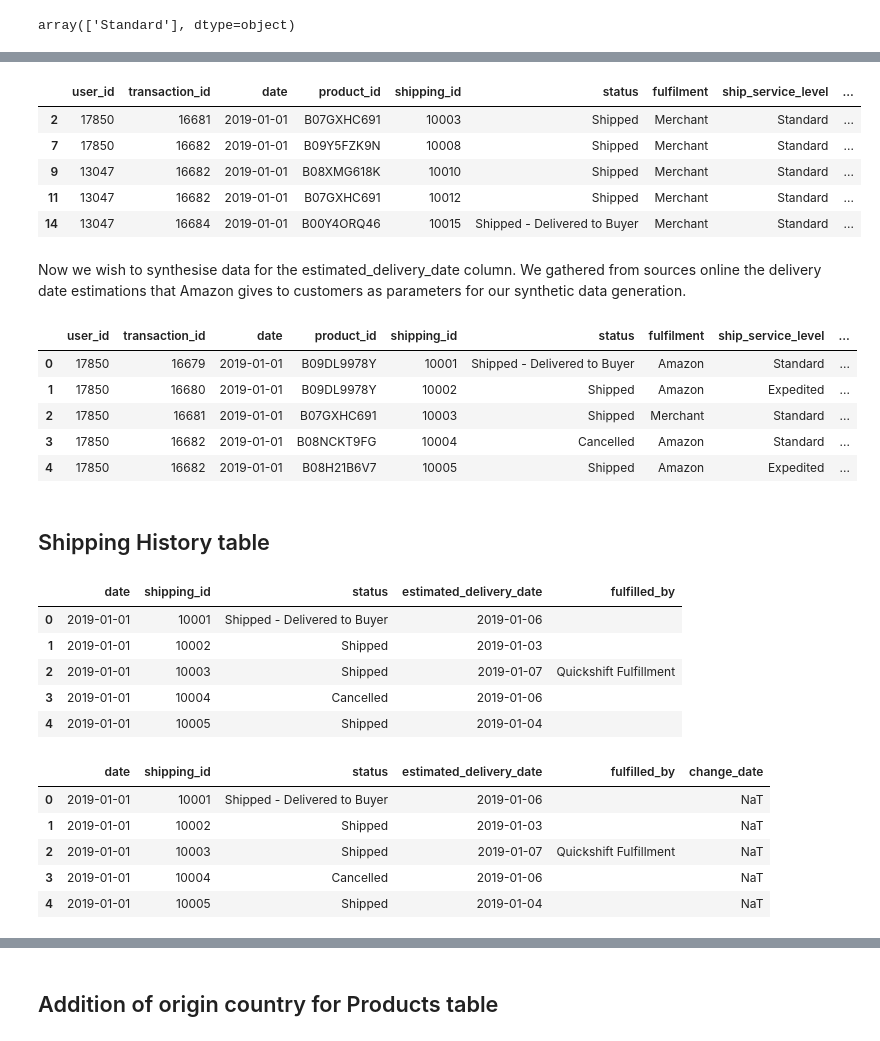
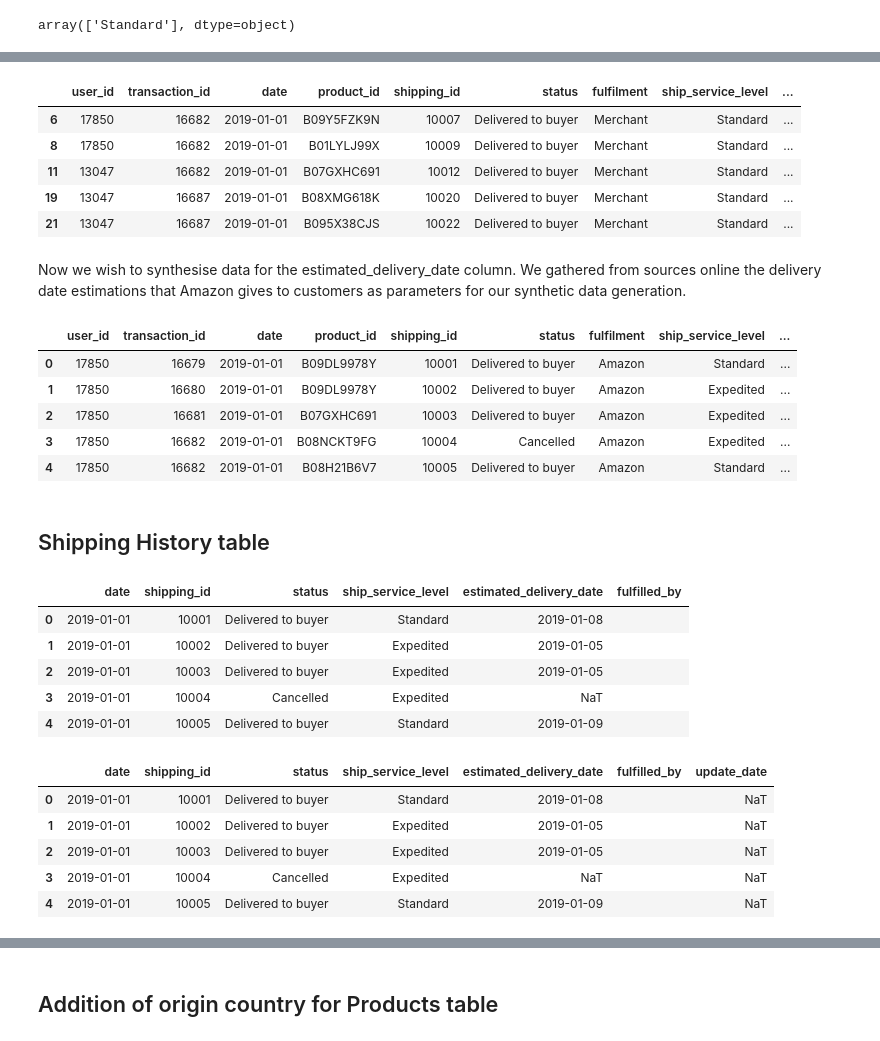
Before and after one commit to sweeenlim/Passion8, a Jupyter notebook: data/cleaning/amazon_sales_cleaning_edit.ipynb, the cells around one changed output, grey strips where cells are left out. Cells and saved outputs as stored; diff of their text form; code cells hidden in the pictures.

Commit message:
Edit shipping_history and shipping_status tables

```diff
--- a/data/cleaning/amazon_sales_cleaning_edit.ipynb
+++ b/data/cleaning/amazon_sales_cleaning_edit.ipynb
@@ -218,14 +155,14 @@ df["ship-service-level"][df["Fulfilment"] == "Merchant"].unique()
 # %% [output]
 array(['Standard'], dtype=object)
 # %%
-# Generate synthetic data based on the constraints tabulated for fulfilment, ship_service_level and b2b
+# Generate synthetic data for status, fulfilment and ship_service_level column based on constraints tabulated
 
-online_sales_df["fulfilment"] = np.random.choice(values[1], size = len(online_sales_df), p = prob[1])
-online_sales_df["ship_service_level"] = np.random.choice(values[2], size = len(online_sales_df), p = prob[2])
-online_sales_df["b2b"] = np.random.choice(values[4], size = len(online_sales_df), p = prob[4])
+synthetic_data_names = ["status", "fulfilment", "ship_service_level"]
+x = 0
 
-
-# Handle the case when fulfilment == "Merchant"
+for i in synthetic_data_names:
+    online_sales_df[i] = np.random.choice(values[x], size = len(online_sales_df), p = prob[x])
+    x += 1
 
 online_sales_df.loc[online_sales_df['fulfilment'] == 'Merchant', 'ship_service_level'] = 'Standard'
 
@@ -242,12 +179,10 @@ The data in the `fulfilled_by` column is dependent on the value of the entry in
 # %%
 # Generate synthetic data for fulfilled_by column
 
-fulfilled_by = ["Easy Ship", "Quickshift Fulfillment", "Shiprocket Fulfillment"]
-fulfilled_by_b2b = ["Prozo", "DHL"]
+fulfilled_by = ["Easy Ship", "Quickshift Fulfillment", "Shiprocket Fulfillment", "Prozo", "DHL"]
 
-conditions = [(online_sales_df["fulfilment"] == "Merchant") & (online_sales_df["b2b"] == False),
-              (online_sales_df["fulfilment"] == "Merchant") & (online_sales_df["b2b"] == True)]
-choices = [np.random.choice(fulfilled_by, size = len(online_sales_df)), np.random.choice(fulfilled_by_b2b, size = len(online_sales_df))]
+conditions = [(online_sales_df["fulfilment"] == "Merchant")]
+choices = [np.random.choice(fulfilled_by, size = len(online_sales_df))]
 
 online_sales_df["fulfilled_by"] = (
     np.select(
@@ -256,15 +191,14 @@ online_sales_df["fulfilled_by"] = (
         default = ""
     )
 )
-
 online_sales_df[online_sales_df["fulfilment"] == "Merchant"].head()
 # %% [output]
 |  | user_id | transaction_id | date | product_id | shipping_id | status | fulfilment | ship_service_level | ... |
-| 2 | 17850 | 16681 | 2019-01-01 | B07GXHC691 | 10003 | Shipped | Merchant | Standard | ... |
-| 7 | 17850 | 16682 | 2019-01-01 | B09Y5FZK9N | 10008 | Shipped | Merchant | Standard | ... |
-| 9 | 13047 | 16682 | 2019-01-01 | B08XMG618K | 10010 | Shipped | Merchant | Standard | ... |
-| 11 | 13047 | 16682 | 2019-01-01 | B07GXHC691 | 10012 | Shipped | Merchant | Standard | ... |
-| 14 | 13047 | 16684 | 2019-01-01 | B00Y4ORQ46 | 10015 | Shipped - Delivered to Buyer | Merchant | Standard | ... |
+| 6 | 17850 | 16682 | 2019-01-01 | B09Y5FZK9N | 10007 | Delivered to buyer | Merchant | Standard | ... |
+| 8 | 17850 | 16682 | 2019-01-01 | B01LYLJ99X | 10009 | Delivered to buyer | Merchant | Standard | ... |
+| 11 | 13047 | 16682 | 2019-01-01 | B07GXHC691 | 10012 | Delivered to buyer | Merchant | Standard | ... |
+| 19 | 13047 | 16687 | 2019-01-01 | B08XMG618K | 10020 | Delivered to buyer | Merchant | Standard | ... |
+| 21 | 13047 | 16687 | 2019-01-01 | B095X38CJS | 10022 | Delivered to buyer | Merchant | Standard | ... |
 # %% [markdown]
 Now we wish to synthesise data for the estimated_delivery_date column. We gathered from sources online the delivery date estimations that Amazon gives to customers as parameters for our synthetic data generation.
 # %%
@@ -272,6 +206,8 @@ Now we wish to synthesise data for the estimated_delivery_date column. We gather
 online_sales_df['date'] = pd.to_datetime(online_sales_df['date'])
 
 def generate_estimated_delivery_date(row):
+    if row['status'] == "Cancelled":
+        return
     if row['fulfilment'] == 'Amazon':
         if row['ship_service_level'] == 'Expedited':
             return row['date'] + timedelta(days=np.random.randint(2, 5))  # 2 to 4 days
@@ -282,16 +218,18 @@ def generate_estimated_delivery_date(row):
         return row['date'] + timedelta(days=np.random.randint(5, 9))
 
 
+
+
 online_sales_df['estimated_delivery_date'] = online_sales_df.apply(generate_estimated_delivery_date, axis=1)
 
 online_sales_df.head()
 # %% [output]
 |  | user_id | transaction_id | date | product_id | shipping_id | status | fulfilment | ship_service_level | ... |
-| 0 | 17850 | 16679 | 2019-01-01 | B09DL9978Y | 10001 | Shipped - Delivered to Buyer | Amazon | Standard | ... |
-| 1 | 17850 | 16680 | 2019-01-01 | B09DL9978Y | 10002 | Shipped | Amazon | Expedited | ... |
-| 2 | 17850 | 16681 | 2019-01-01 | B07GXHC691 | 10003 | Shipped | Merchant | Standard | ... |
-| 3 | 17850 | 16682 | 2019-01-01 | B08NCKT9FG | 10004 | Cancelled | Amazon | Standard | ... |
-| 4 | 17850 | 16682 | 2019-01-01 | B08H21B6V7 | 10005 | Shipped | Amazon | Expedited | ... |
+| 0 | 17850 | 16679 | 2019-01-01 | B09DL9978Y | 10001 | Delivered to buyer | Amazon | Standard | ... |
+| 1 | 17850 | 16680 | 2019-01-01 | B09DL9978Y | 10002 | Delivered to buyer | Amazon | Expedited | ... |
+| 2 | 17850 | 16681 | 2019-01-01 | B07GXHC691 | 10003 | Delivered to buyer | Amazon | Expedited | ... |
+| 3 | 17850 | 16682 | 2019-01-01 | B08NCKT9FG | 10004 | Cancelled | Amazon | Expedited | ... |
+| 4 | 17850 | 16682 | 2019-01-01 | B08H21B6V7 | 10005 | Delivered to buyer | Amazon | Standard | ... |
 # %%
 # Save the resulting df
 
@@ -305,29 +243,28 @@ shipping_history_df = online_sales_df.drop(columns =
                                             'transaction_id',
                                             'product_id',
                                             'fulfilment',
-                                            'ship_service_level',
-                                            'courier_status',
-                                            'b2b'])
+                                            ])
 
 shipping_history_df.head()
 # %% [output]
-|  | date | shipping_id | status | estimated_delivery_date | fulfilled_by |
-| 0 | 2019-01-01 | 10001 | Shipped - Delivered to Buyer | 2019-01-06 |  |
-| 1 | 2019-01-01 | 10002 | Shipped | 2019-01-03 |  |
-| 2 | 2019-01-01 | 10003 | Shipped | 2019-01-07 | Quickshift Fulfillment |
-| 3 | 2019-01-01 | 10004 | Cancelled | 2019-01-06 |  |
-| 4 | 2019-01-01 | 10005 | Shipped | 2019-01-04 |  |
+|  | date | shipping_id | status | ship_service_level | estimated_delivery_date | fulfilled_by |
+| 0 | 2019-01-01 | 10001 | Delivered to buyer | Standard | 2019-01-08 |  |
+| 1 | 2019-01-01 | 10002 | Delivered to buyer | Expedited | 2019-01-05 |  |
+| 2 | 2019-01-01 | 10003 | Delivered to buyer | Expedited | 2019-01-05 |  |
+| 3 | 2019-01-01 | 10004 | Cancelled | Expedited | NaT |  |
+| 4 | 2019-01-01 | 10005 | Delivered to buyer | Standard | 2019-01-09 |  |
 # %%
-# Create change_date which is when status was updated
-shipping_history_df["change_date"] = np.nan
+# Create update_date which is when status was updated
 
-shipping_history_df["change_date"] = pd.to_datetime(shipping_history_df["change_date"])
+shipping_history_df["update_date"] = np.nan
+
+shipping_history_df["update_date"] = pd.to_datetime(shipping_history_df["update_date"])
 
 shipping_history_df.head()
 # %% [output]
-|  | date | shipping_id | status | estimated_delivery_date | fulfilled_by | change_date |
-| 0 | 2019-01-01 | 10001 | Shipped - Delivered to Buyer | 2019-01-06 |  | NaT |
-| 1 | 2019-01-01 | 10002 | Shipped | 2019-01-03 |  | NaT |
-| 2 | 2019-01-01 | 10003 | Shipped | 2019-01-07 | Quickshift Fulfillment | NaT |
-| 3 | 2019-01-01 | 10004 | Cancelled | 2019-01-06 |  | NaT |
-| 4 | 2019-01-01 | 10005 | Shipped | 2019-01-04 |  | NaT |
+|  | date | shipping_id | status | ship_service_level | estimated_delivery_date | fulfilled_by | update_date |
+| 0 | 2019-01-01 | 10001 | Delivered to buyer | Standard | 2019-01-08 |  | NaT |
+| 1 | 2019-01-01 | 10002 | Delivered to buyer | Expedited | 2019-01-05 |  | NaT |
+| 2 | 2019-01-01 | 10003 | Delivered to buyer | Expedited | 2019-01-05 |  | NaT |
+| 3 | 2019-01-01 | 10004 | Cancelled | Expedited | NaT |  | NaT |
+| 4 | 2019-01-01 | 10005 | Delivered to buyer | Standard | 2019-01-09 |  | NaT |
```
Also changed, not shown: parts of 23 cells of this notebook, 3 other files.
